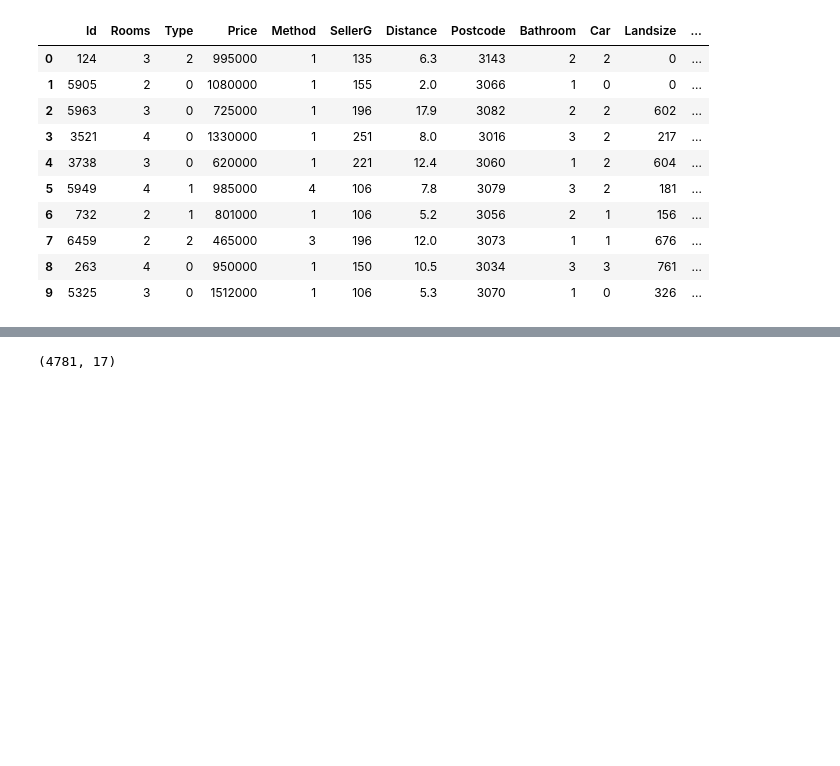
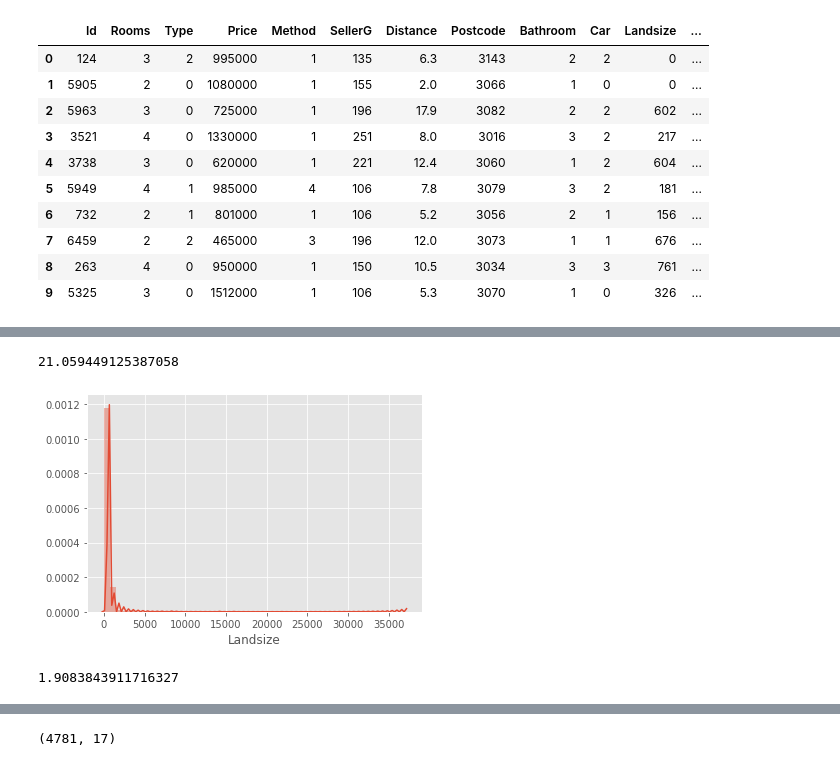
Before and after one commit to sridatascience/LinearRegression, a Jupyter notebook: regularization_student_template.ipynb, the cells around one changed output, grey strips where cells are left out. Saved outputs shown, nothing was run; the diff lists cells and outputs as text; code cells hidden in the pictures; blank space fills up the shorter version.

```diff
--- a/regularization_student_template.ipynb
+++ b/regularization_student_template.ipynb
@@ -138,4 +149,13 @@ skewness
 # %%
 # train['Landsize'] = np.sqrt(train['Landsize'])
 
-# sns.distplot(train['Landsize']);
+sns.distplot(train['Landsize']);
+print(skew(train['Landsize']))
+# %% [output]
+21.059449125387058
+[figure, added]
+# %%
+train['Landsize'] = np.sqrt(train['Landsize'])
+print(skew(train['Landsize']))
+# %% [output]
+1.9083843911716327
```
Also changed, not shown: parts of 16 cells of this notebook.
